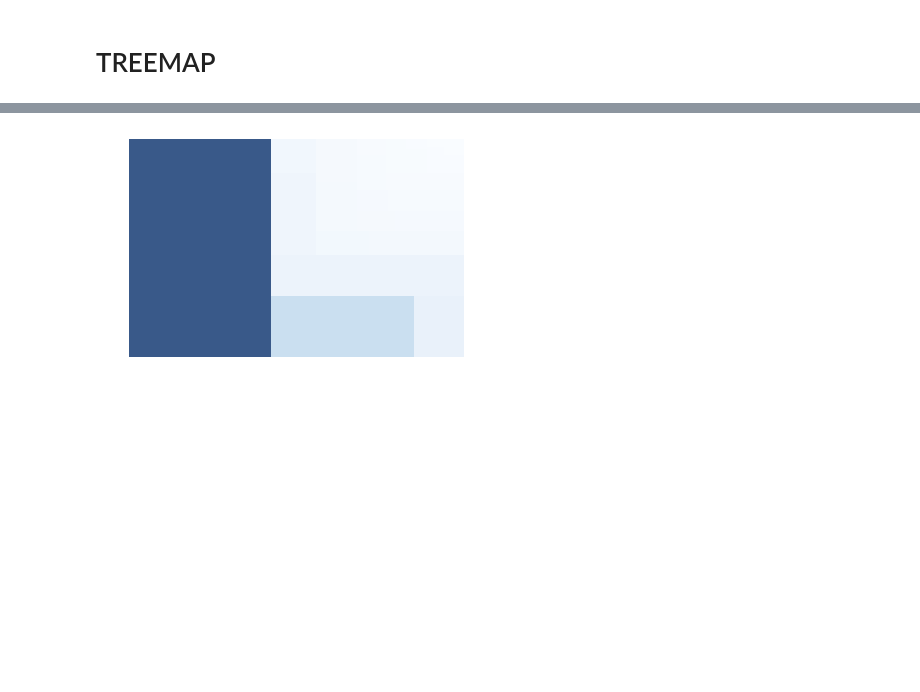
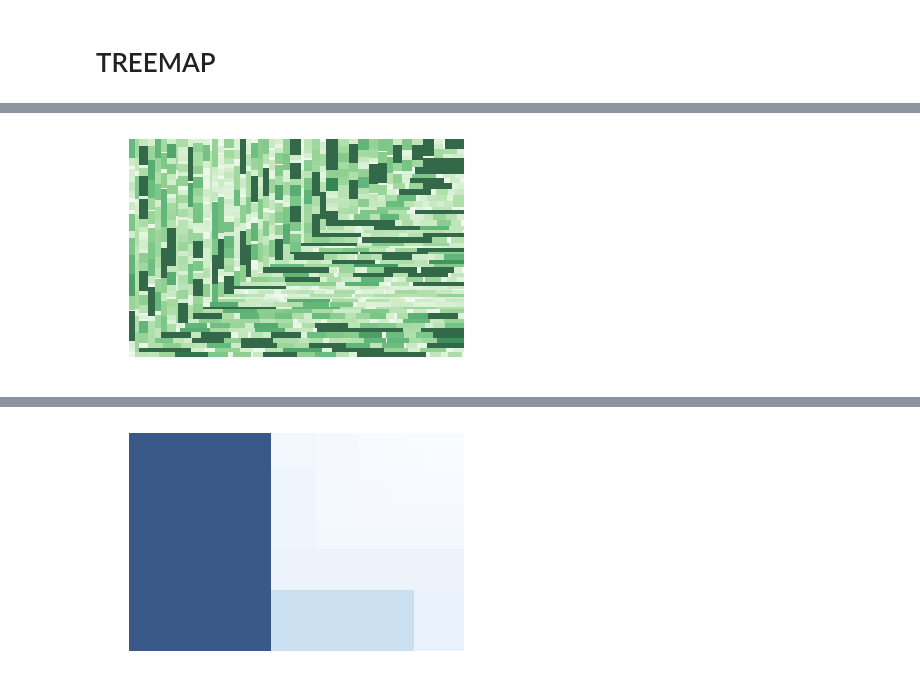
Before and after one commit to emecete/DL_CancerSurvivalPrediction, a Jupyter notebook: Gene_KEGG_treemap_sorting.ipynb, the cells around one changed output, grey strips where cells are left out. Cells and saved outputs as stored; diff of their text form; code cells hidden in the pictures; blank space fills up the shorter version.

Commit message:
Modified KEGG treemap notebook

```diff
--- a/Gene_KEGG_treemap_sorting.ipynb
+++ b/Gene_KEGG_treemap_sorting.ipynb
@@ -338,3 +300,27 @@ RecursionError: maximum recursion depth exceeded in comparison
+# %%
+#libraries
+import matplotlib
+import matplotlib.pyplot as plt
+import pandas as pd
+import squarify # pip install squarify (algorithm for treemap)&lt;/pre&gt;
+
+# Create a dataset:
+pat1_ = pat1.loc[pat1['Functional Annotation']=="Transcription factors"]
+my_values=abs(pat1_['TCGA-19-1787-01'])*100
+
+# create a color palette, mapped to these values
+cmap = matplotlib.cm.Greens
+mini=min(my_values)
+maxi=max(my_values)
+norm = matplotlib.colors.Normalize(vmin=mini, vmax=maxi)
+colors = [cmap(norm(value)) for value in my_values]
+
+# Change color
+squarify.plot(sizes=my_values, alpha=.8, color=colors)
+plt.axis('off')
+plt.show()
+# %% [output]
+[figure, added]
 # %%
 first_tree = pd.DataFrame(gene_mapping['Functional Annotation'].value_counts())
 # %%
```
Also changed, not shown: parts of 10 cells of this notebook.
